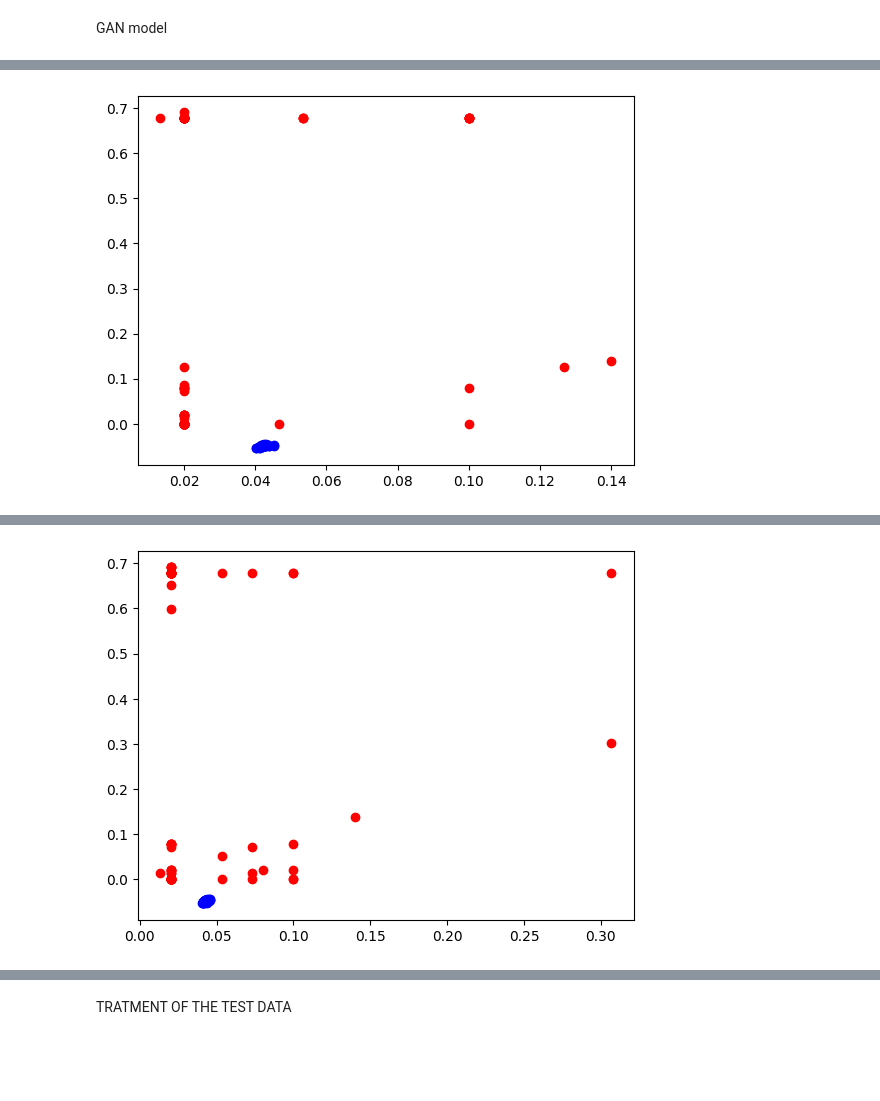
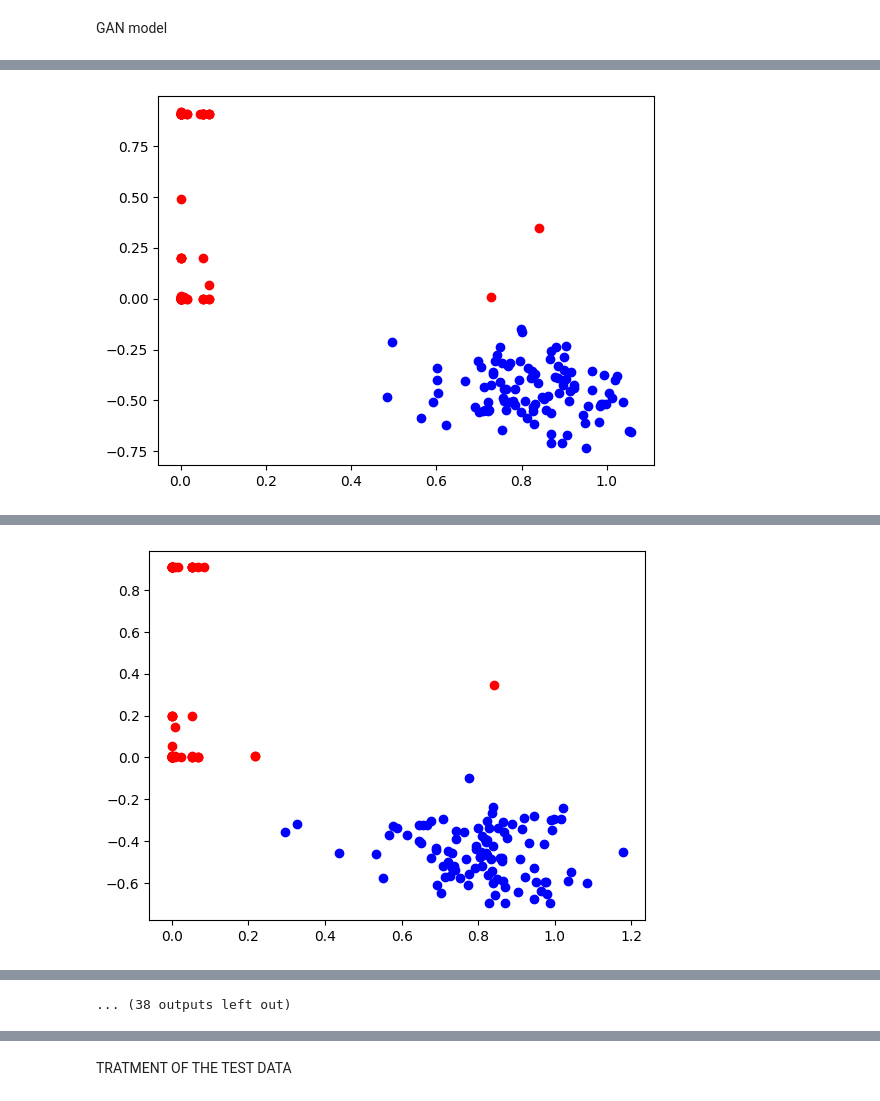
Before and after one commit to sergio-ar18/Challenge_data_BNP, a Jupyter notebook: Challenge.ipynb, the cells around one changed output, grey strips where cells are left out. Drawn from its saved outputs; the diff is of its cells as text; code cells hidden in the pictures; blank space fills up the shorter version.

```diff
--- a/Challenge.ipynb
+++ b/Challenge.ipynb
@@ -121,5 +128,24 @@ plt.show()
 # %% [markdown]
 GAN model
+# %%
+import tensorflow as tf
+
+# Function to improve the learning rate
+
+def adapt_learning_rate(epoch):
+    lr=0.001
+    if epoch>100:
+        lr=0.0001
+    if epoch>200:
+        lr=0.00005
+    if epoch>240:
+        lr=0.00001
+    if epoch>700:
+        lr=0.000005
+
+    return lr
+
+my_lr_scheduler = tf.keras.callbacks.LearningRateScheduler(adapt_learning_rate)
 # %%
 # train a generative adversarial network on a one-dimensional function
 from numpy import hstack
@@ -234,19 +260,30 @@ def summarize_performance(epoch, generator, discriminator, latent_dim, n=100):
     pyplot.show()
 
  # train the generator and discriminator
-def train(g_model, d_model, gan_model, latent_dim, n_epochs=2000, n_batch=400, n_eval=400):
+def train(g_model, d_model, gan_model, latent_dim, n_epochs=10000, n_batch=400, n_eval=400):
     # determine half the size of one batch, for updating the discriminator
     half_batch = int(n_batch / 2)
     ########################
 
+
+    # generate real examples
+    X_real, y_real = generate_real_samples(database_1.shape[0])
+    # generate fake examples
+    X_fake, y_fake = generate_fake_samples(g_model,latent_dim,database_1.shape[0])
+    # update the discriminator
+    train_in_d = np.concatenate((X_real,X_fake),axis=0)
+    train_out_d = np.concatenate((y_real,y_fake),axis=0)
+    d_model.fit(train_in_d,train_out_d,batch_size=100,epochs=65,
+                    shuffle=True,callbacks=my_lr_scheduler)
+
     for i in range(n_epochs):
-        # generate real examples
-        X_real, y_real = generate_real_samples(half_batch)
-        # generate fake examples
-        X_fake, y_fake = generate_fake_samples(g_model,latent_dim,half_batch)
-        # update the discriminator
-        d_model.train_on_batch(X_real,y_real)
-        d_model.train_on_batch(X_fake,y_fake)
+        # # generate real examples
+        # X_real, y_real = generate_real_samples(half_batch+half_batch)
+        # # generate fake examples
+        # X_fake, y_fake = generate_fake_samples(g_model,latent_dim,half_batch+half_batch)
+        # # update the discriminator
+        # d_model.train_on_batch(X_real,y_real)
+        # d_model.train_on_batch(X_fake,y_fake)
         # prepare points in latent space as input for the generator
         x_gan = generate_latent_points(latent_dim, n_batch)
         # create inverted labels for the fake samples
@@ -326 +333 @@ train(generator, discriminator, gan_model, latent_dim)
-[figure, old version]
+[figure, new version]
@@ -344 +336 @@ train(generator, discriminator, gan_model, latent_dim)
-[figure, old version]
+[figure, new version]
@@ -363,3 +343,4 @@ train(generator, discriminator, gan_model, latent_dim)
+... (38 outputs left out)
 # %%
 # Sampling Fake data with GAN
 
```
Also changed, not shown: parts of 19 cells of this notebook.
